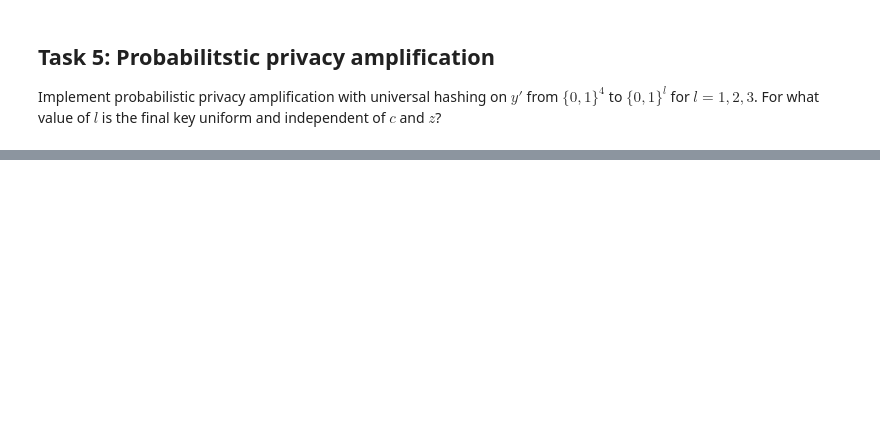
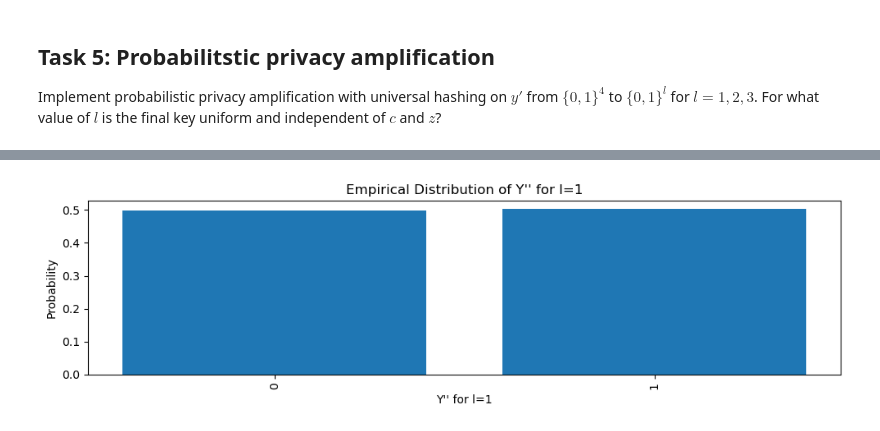
Before and after one commit to lm-schulze/InfoSec, a Jupyter notebook: Lab4.ipynb, the cells around one changed output, grey strips where cells are left out. Saved outputs shown, nothing was run; the diff lists cells and outputs as text; code cells hidden in the pictures; blank space fills up the shorter version.

```diff
--- a/Lab4.ipynb
+++ b/Lab4.ipynb
@@ -359,3 +362,93 @@ Simulate Uniform Error Wiretap Channel with deterministic privacy amplification
 ## Task 5: Probabilitstic privacy amplification
 Implement probabilistic privacy amplification with universal hashing on $y′$ from $\{0, 1\}^4$ to $\{0, 1\}^l$ for
 $l = 1, 2, 3$. For what value of $l$ is the final key uniform and independent of $c$ and $z$?
+# %%
+def generateHashmatr(m:int=4, l:int=1) -> np.ndarray:
+    # generate binary matrix for universal hashing
+    # it will later be applied to the keys as (M @ y)%2
+    return np.array(random.choices([0, 1], k=m*l)).reshape((l,m))
+# %%
+def task5(trials=50000):
+    print("Simulate Uniform Error Wiretap Channel with probabilistic privacy amplification")
+    x_population = generate_all_7bit_words()
+    l_vals = [1, 2, 3]
+    for l in l_vals:
+        print(f"\nl={l}")
+        # generate x words for testing
+        x_vals = random.choices(x_population, k=trials)
+        c_samples = []
+        z_samples = []
+        y_pps = []
+
+        # generate random hashmatrix M to be used in this session
+        M = generateHashmatr(4, l)
+
+        for x in x_vals:
+            x_vec = np.array([int(b) for b in x])
+            # compute syndrome
+            c = compute_syndrome(x_vec)
+            c_str = "".join(map(str, c))
+            c_samples.append(c_str)
+            # Generate sets of outputs within allowed Hamming distances
+            Ty = Ty_given_x(x)
+            Tz = Tz_given_x(x)
+            # sample
+            y = random.choice(Ty)
+            z = random.choice(Tz)
+            z_samples.append(z)
+            # convert to arrays of 0/1 integers
+            y_vec = np.array([int(b) for b in y])
+            # reconciliation (on Bob's side)
+            y_hat = correct_forward(y_vec, c)
+            # deterministic privacy amplification
+            y_prime = deterministicAmplification(y_hat)
+            # generate random Hash matrix
+            #M = generateHashmatr(len(y_prime), l)
+            # probabilistic privacy amplification
+            y_pp = (M @ y_prime) % 2
+            y_pps.append("".join(map(str, y_pp)))
+
+        # Empirical mutual information
+        joint_counts_c = Counter(zip(y_pps, c_samples))
+        joint_counts_z = Counter(zip(y_pps, z_samples))
+        ypp_counts = Counter(y_pps)
+        c_counts = Counter(c_samples)
+        z_counts = Counter(z_samples)
+        # Empirical mutual information I(Y''; C)
+        mi_c = 0.0
+        for (ypp, c), count in joint_counts_c.items():
+            p_yc = count / trials
+            p_ypp = ypp_counts[ypp] / trials
+            p_c = c_counts[c] / trials
+            mi_c += p_yc * np.log2(p_yc / (p_ypp * p_c))
+
+        # Empirical mutual information I(Y''; Z)
+        mi_z = 0.0
+        for (ypp, z), count in joint_counts_z.items():
+            p_yz = count / trials
+            p_ypp = ypp_counts[ypp] / trials
+            p_z = z_counts[z] / trials
+            mi_z += p_yz * np.log2(p_yz / (p_ypp * p_z))
+
+        print(f"Estimated mutual information I(Y''; C) = {mi_c:.6f} bits")
+        print(f"Estimated mutual information I(Y''; Z) = {mi_z:.6f} bits")
+
+        plot_bar(ypp_counts, f"Y'' for l={l}", trials=trials)
+
+        # Print std dev of output probabilities to check uniformity
+        ypp_probs = np.array([v / trials for v in ypp_counts.values()])
+        print(f"Std dev of P(Y''): {np.std(ypp_probs):.6f}")
+
+        # Check how close mutual information is to 0
+        if mi_c < 0.01:
+            print("Y'' and C appear statistically independent.")
+        else:
+            print("Y'' and C may not be statistically independent.")
+
+        if mi_z < 0.01:
+            print("Y'' and Z appear statistically independent.")
+        else:
+            print("Y'' and Z may not be statistically independent.")
+
+task5()
+# %% [output]
@@ -361,0 +460 @@ $l = 1, 2, 3$. For what value of $l$ is the final key uniform and independent of
+[figure, added]
```
Also changed, not shown: parts of 4 cells of this notebook.
